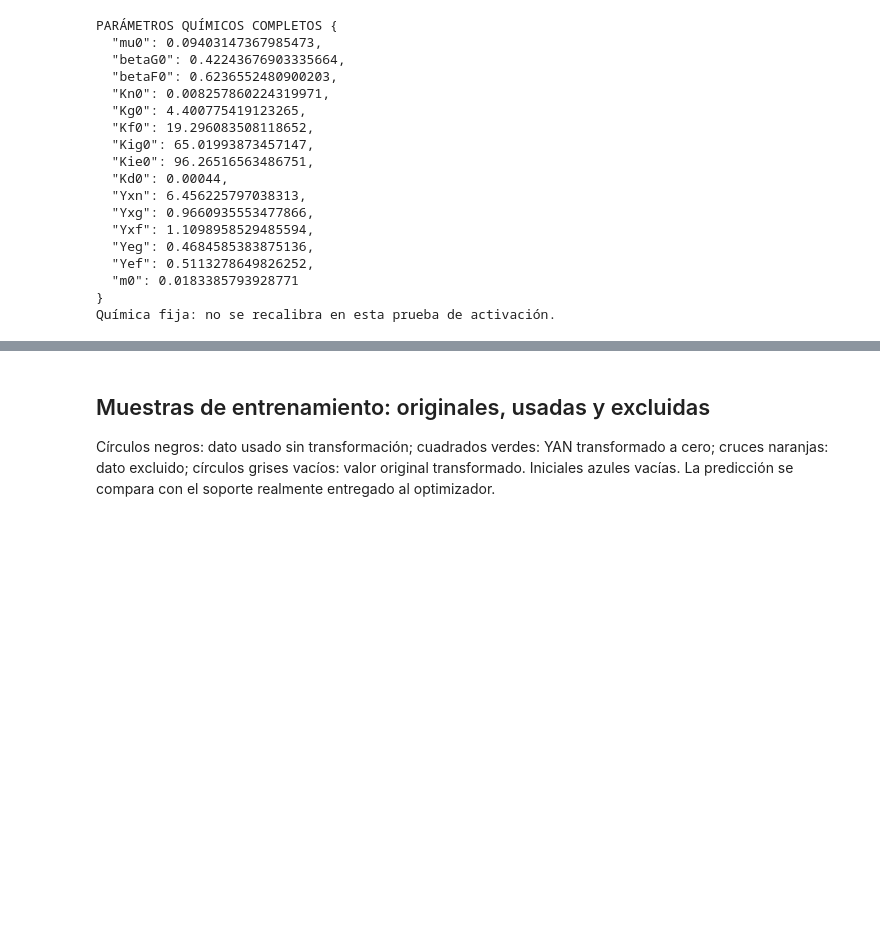
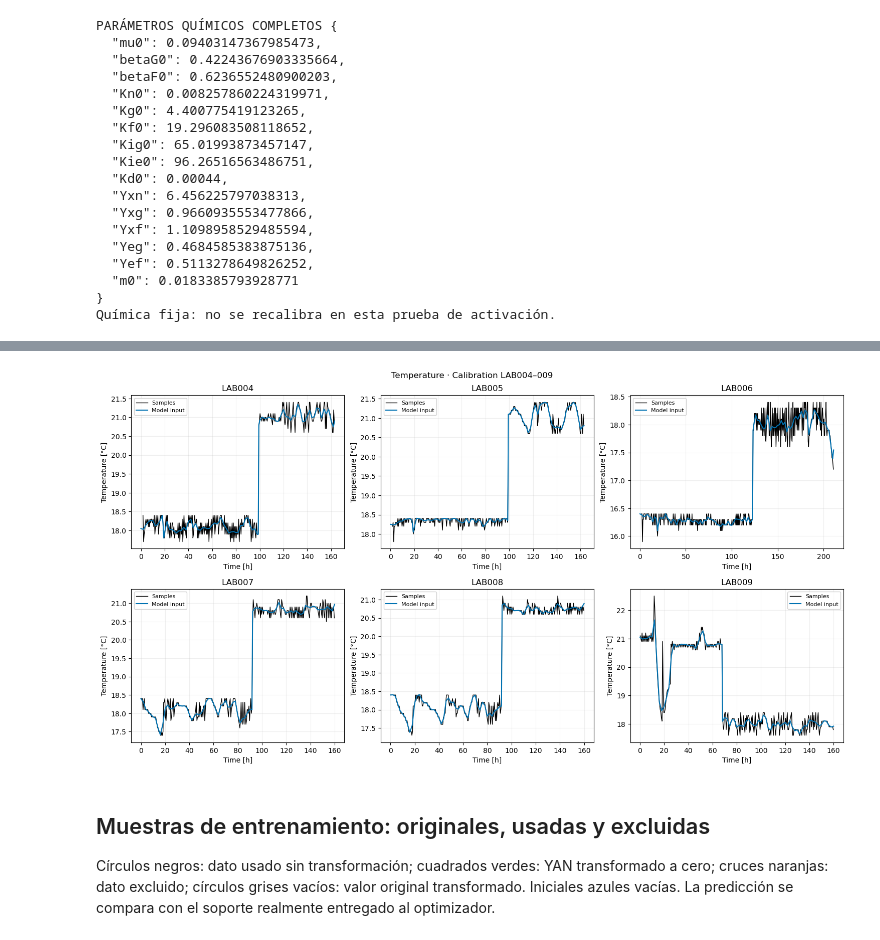
Before and after one commit to crodv/wine-fermentation, a Jupyter notebook: notebooks/16_zenteno_recalibration_legacy_treatment_variable_solubility.executed.ipynb, the cells around one changed output, grey strips where cells are left out. Drawn from its saved outputs; the diff is of its cells as text; code cells hidden in the pictures; blank space fills up the shorter version.

```diff
--- a/notebooks/16_zenteno_recalibration_legacy_treatment_variable_solubility.executed.ipynb
+++ b/notebooks/16_zenteno_recalibration_legacy_treatment_variable_solubility.executed.ipynb
@@ -227,3 +231,20 @@ Química fija: no se recalibra en esta prueba de activación.
+# %%
+# Perfiles térmicos medidos de los entrenamientos y perfil filtrado usado por las simulaciones.
+fig,axs=plt.subplots(2,3,figsize=(15,8))
+for ax,b in zip(axs.flat,treated):
+ p=profiles[b.batch].loc[lambda p: p.t_h.between(b.time[0], b.time[-1])]
+ ax.plot(p.t_h,p['T'],c='black',lw=1,label='Samples')
+ ax.plot(b.time,b.temperature_c,c='#0072B2',lw=1.5,label='Model input')
+ assert len(p)==len(p.dropna(subset=['t_h','T'])) and np.isfinite(b.temperature_c).all()
+ assert set(ax.get_legend_handles_labels()[1])=={'Samples','Model input'}
+ ax.set(title=b.batch,xlabel='Time [h]',ylabel='Temperature [°C]');ax.grid(alpha=.2)
+fig.suptitle('Temperature · Calibration LAB004–009',y=.99);fig.tight_layout(pad=.7,h_pad=1.2,w_pad=.9)
+for ax in axs.flat:
+ hs,ls=ax.get_legend_handles_labels();unique=dict(zip(ls,hs))
+ ax.legend(unique.values(),unique.keys(),loc='best',fontsize=8,framealpha=.85)
+assert not fig.legends;plt.show()
+# %% [output]
+[figure, added]
 # %% [markdown]
 ## Muestras de entrenamiento: originales, usadas y excluidas
 Círculos negros: dato usado sin transformación; cuadrados verdes: YAN transformado a cero; cruces naranjas: dato excluido; círculos grises vacíos: valor original transformado. Iniciales azules vacías. La predicción se compara con el soporte realmente entregado al optimizador.
```
Also changed, not shown: parts of 3 cells of this notebook, 5 other files.
